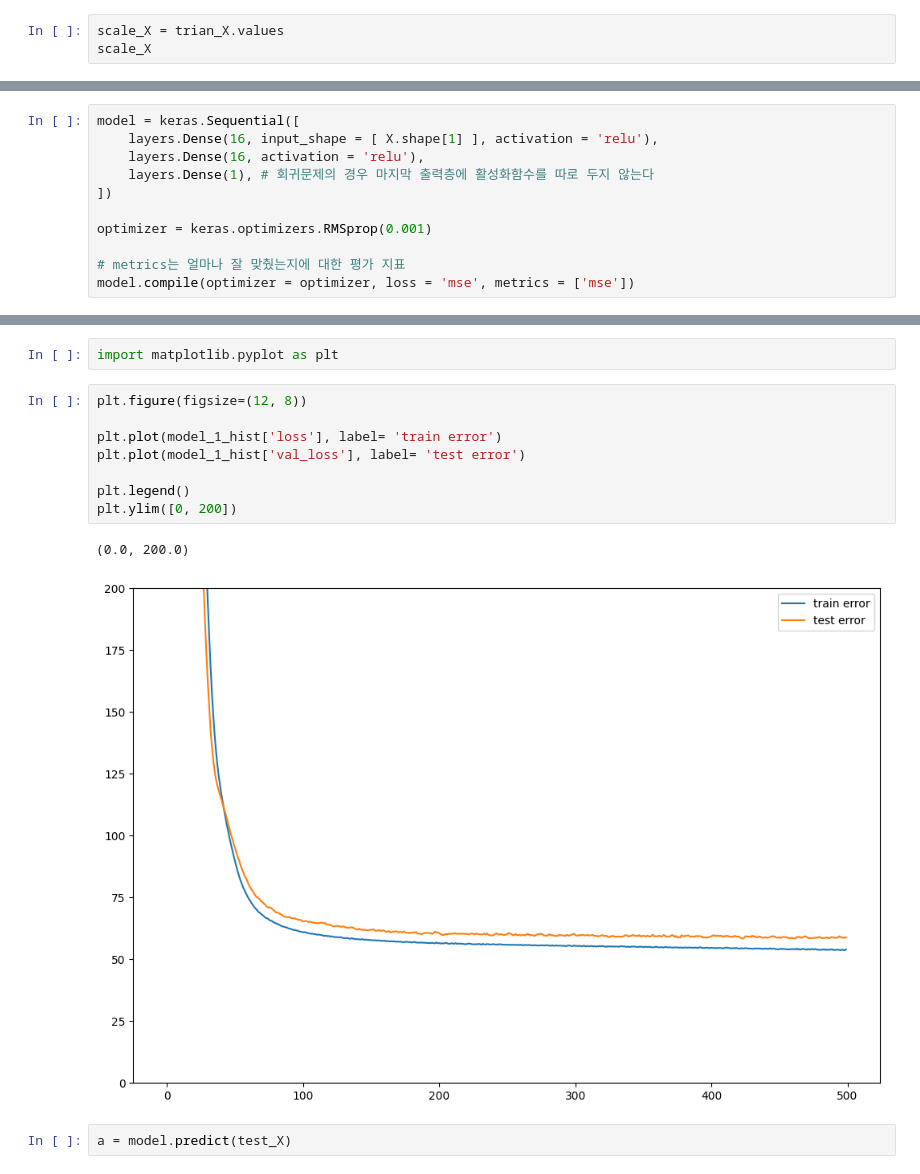
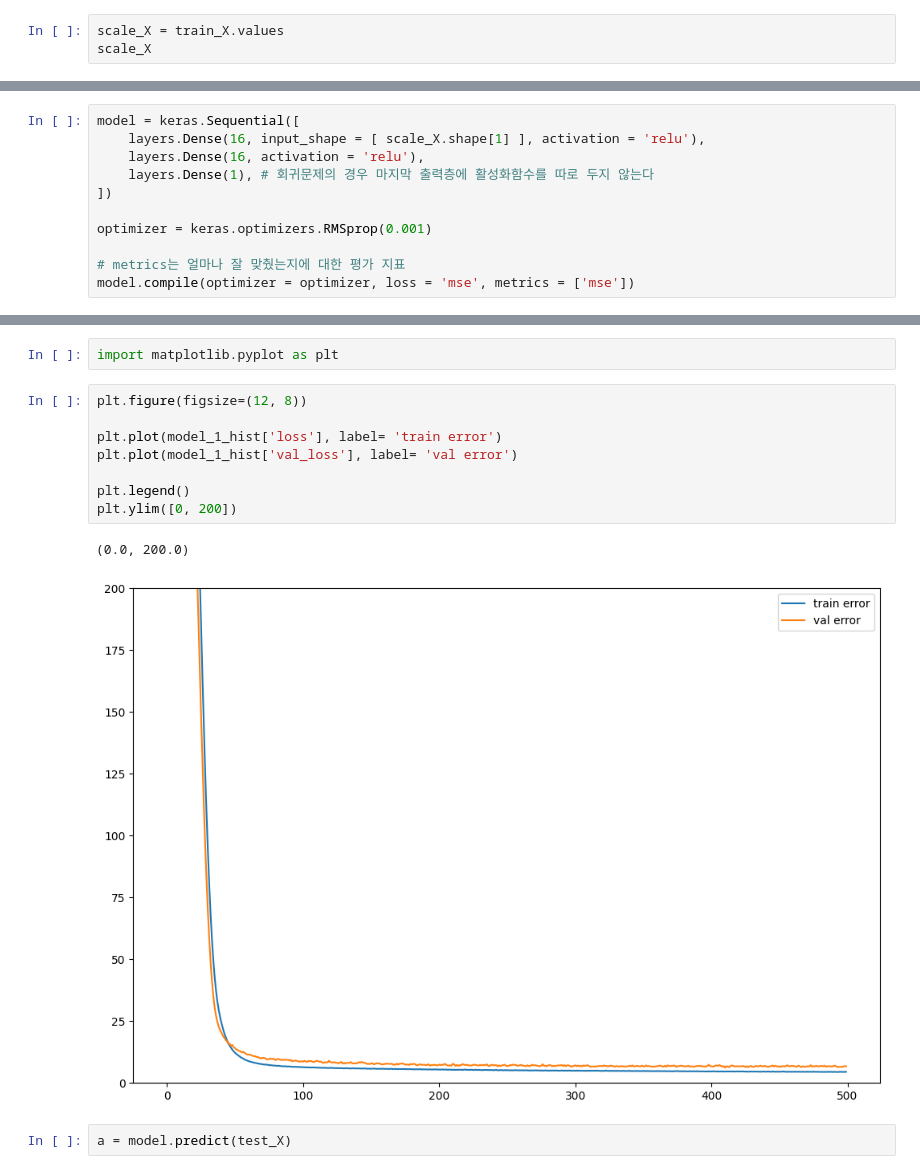
Before and after one commit to jsw6872/DataScience-ML-Spring, a Jupyter notebook: DL/fall_pknu/regression_dl.ipynb, the cells around one changed output, grey strips where cells are left out. Cells and saved outputs as stored; diff of their text form.

```diff
--- a/DL/fall_pknu/regression_dl.ipynb
+++ b/DL/fall_pknu/regression_dl.ipynb
@@ -136,6 +138,6 @@ train_X, test_X, train_y, test_y = train_test_split(scale_X_df, y, test_size = 0
 # %%
 import numpy as np
 # %%
-scale_X = trian_X.values
+scale_X = train_X.values
 scale_X
 # %% [output]
@@ -181,7 +183,7 @@ scale_X.shape[1]
 9
 # %%
 model = keras.Sequential([
-    layers.Dense(16, input_shape = [ X.shape[1] ], activation = 'relu'),
+    layers.Dense(16, input_shape = [ scale_X.shape[1] ], activation = 'relu'),
     layers.Dense(16, activation = 'relu'),
     layers.Dense(1), # 회귀문제의 경우 마지막 출력층에 활성화함수를 따로 두지 않는다
 ])
@@ -265,14 +267,14 @@ import matplotlib.pyplot as plt
 # %%
 plt.figure(figsize=(12, 8))
 
 plt.plot(model_1_hist['loss'], label= 'train error')
-plt.plot(model_1_hist['val_loss'], label= 'test error')
+plt.plot(model_1_hist['val_loss'], label= 'val error')
 
 plt.legend()
 plt.ylim([0, 200])
 # %% [output]
 (0.0, 200.0)
-[figure, old version]
+[figure, new version]
 # %%
 a = model.predict(test_X)
 # %% [output]
```
Also changed, not shown: parts of 6 cells of this notebook.
